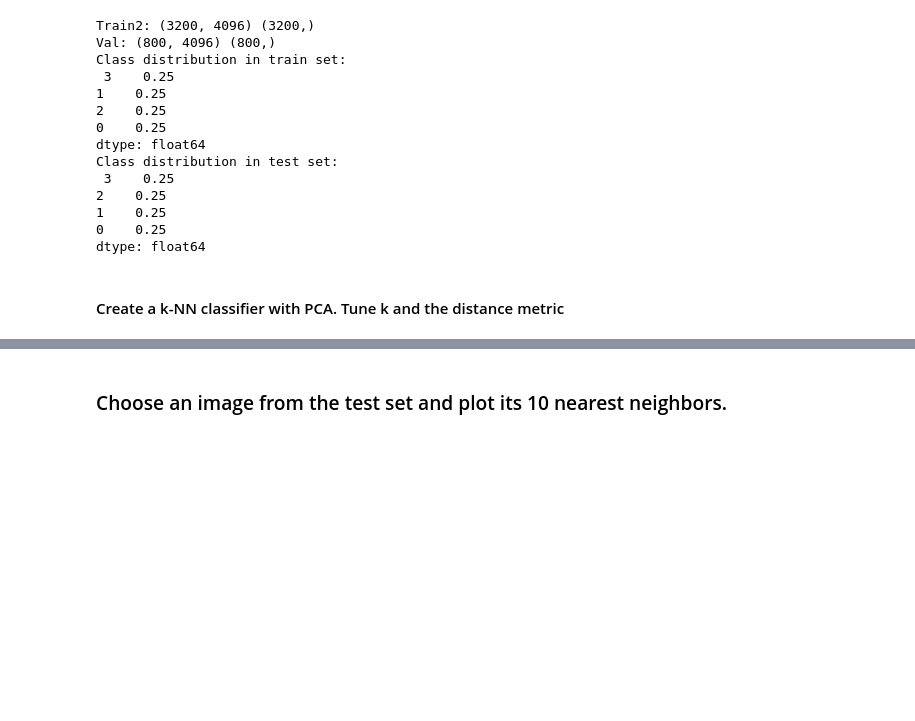
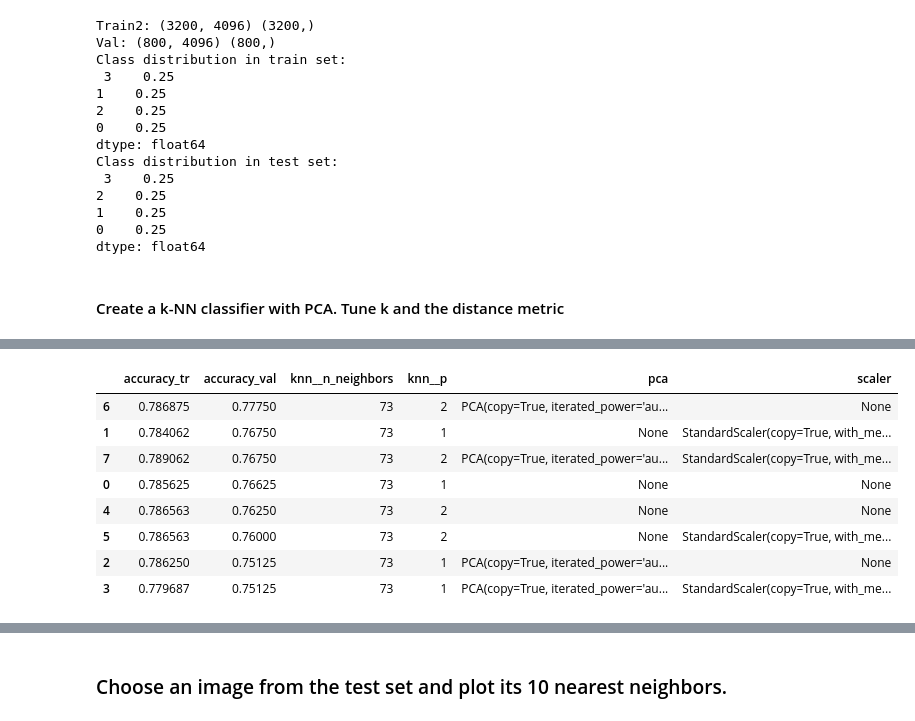
Before and after one commit to petrum01/exts-aml3, a Jupyter notebook: Nearest neighbors.ipynb, the cells around one changed output, grey strips where cells are left out. Cells and saved outputs as stored; diff of their text form; code cells hidden in the pictures; blank space fills up the shorter version.

```diff
--- a/Nearest neighbors.ipynb
+++ b/Nearest neighbors.ipynb
@@ -119,0 +163,16 @@ Number of combinations: 56
+# %%
+# Create DataFrame with test scores
+scores_df = pd.DataFrame(test_scores)
+
+# Print scores
+scores_df.sort_values(by='accuracy_val', ascending=False).head(10)
+# %% [output]
+|  | accuracy_tr | accuracy_val | knn__n_neighbors | knn__p | pca | scaler |
+| 6 | 0.786875 | 0.77750 | 73 | 2 | PCA(copy=True, iterated_power='au... | None |
+| 1 | 0.784062 | 0.76750 | 73 | 1 | None | StandardScaler(copy=True, with_me... |
+| 7 | 0.789062 | 0.76750 | 73 | 2 | PCA(copy=True, iterated_power='au... | StandardScaler(copy=True, with_me... |
+| 0 | 0.785625 | 0.76625 | 73 | 1 | None | None |
+| 4 | 0.786563 | 0.76250 | 73 | 2 | None | None |
+| 5 | 0.786563 | 0.76000 | 73 | 2 | None | StandardScaler(copy=True, with_me... |
+| 2 | 0.786250 | 0.75125 | 73 | 1 | PCA(copy=True, iterated_power='au... | None |
+| 3 | 0.779687 | 0.75125 | 73 | 1 | PCA(copy=True, iterated_power='au... | StandardScaler(copy=True, with_me... |
```
Also changed, not shown: parts of 16 cells of this notebook.
